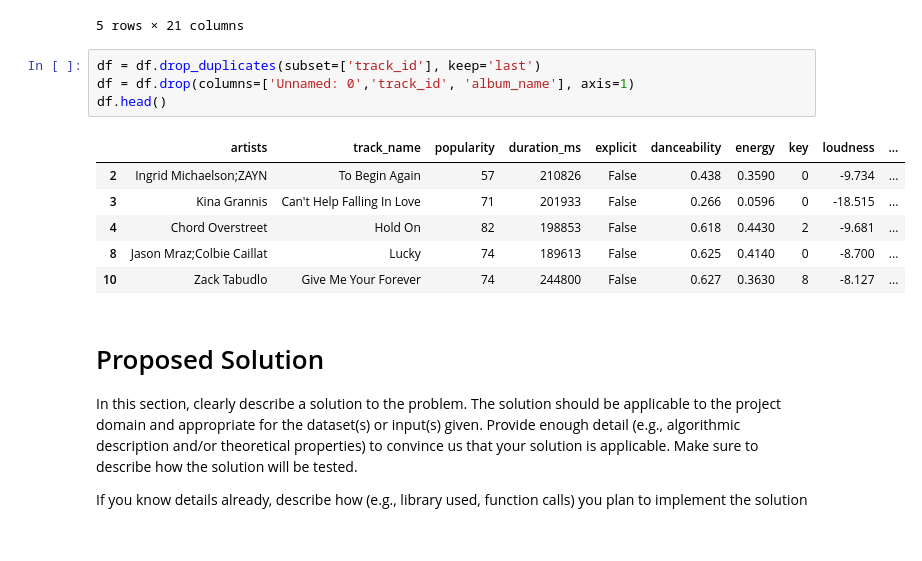
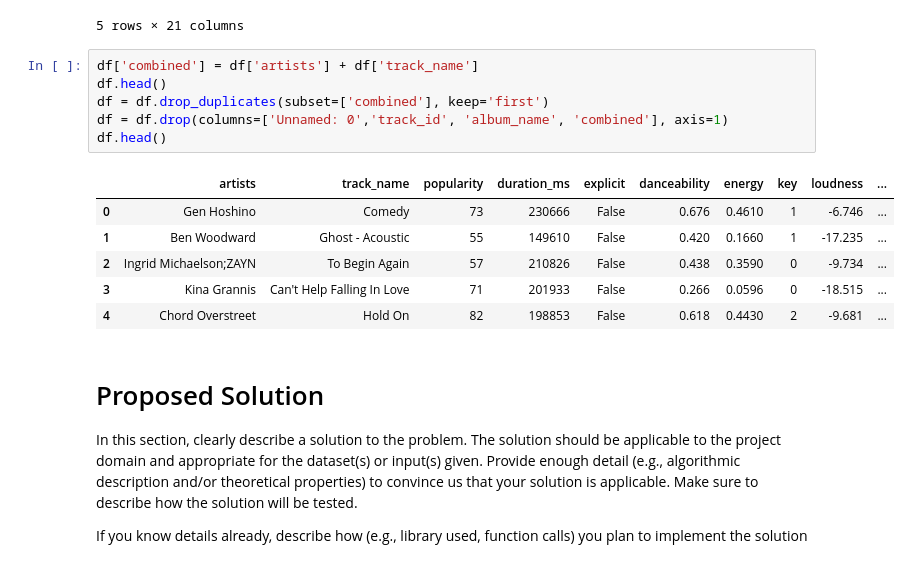
Before and after one commit to COGS118A/Group025-Wi23, a Jupyter notebook: FinalProjectGroup025-Wi23.ipynb, the cells around one changed output. Saved outputs shown, nothing was run; the diff lists cells and outputs as text.

```diff
--- a/FinalProjectGroup025-Wi23.ipynb
+++ b/FinalProjectGroup025-Wi23.ipynb
@@ -127,16 +127,18 @@ df.head()
 | 4 | 4 | 5vjLSffimiIP26QG5WcN2K | Chord Overstreet | Hold On | Hold On | 82 | 198853 | False | ... |
 5 rows × 21 columns
 # %%
-df = df.drop_duplicates(subset=['track_id'], keep='last')
-df = df.drop(columns=['Unnamed: 0','track_id', 'album_name'], axis=1)
+df['combined'] = df['artists'] + df['track_name']
 df.head()
+df = df.drop_duplicates(subset=['combined'], keep='first')
+df = df.drop(columns=['Unnamed: 0','track_id', 'album_name', 'combined'], axis=1)
+df.head()
 # %% [output]
 |  | artists | track_name | popularity | duration_ms | explicit | danceability | energy | key | loudness | ... |
+| 0 | Gen Hoshino | Comedy | 73 | 230666 | False | 0.676 | 0.4610 | 1 | -6.746 | ... |
+| 1 | Ben Woodward | Ghost - Acoustic | 55 | 149610 | False | 0.420 | 0.1660 | 1 | -17.235 | ... |
 | 2 | Ingrid Michaelson;ZAYN | To Begin Again | 57 | 210826 | False | 0.438 | 0.3590 | 0 | -9.734 | ... |
 | 3 | Kina Grannis | Can't Help Falling In Love | 71 | 201933 | False | 0.266 | 0.0596 | 0 | -18.515 | ... |
 | 4 | Chord Overstreet | Hold On | 82 | 198853 | False | 0.618 | 0.4430 | 2 | -9.681 | ... |
-| 8 | Jason Mraz;Colbie Caillat | Lucky | 74 | 189613 | False | 0.625 | 0.4140 | 0 | -8.700 | ... |
-| 10 | Zack Tabudlo | Give Me Your Forever | 74 | 244800 | False | 0.627 | 0.3630 | 8 | -8.127 | ... |
 # %% [markdown]
 # Proposed Solution
 
```
Also changed, not shown: parts of 5 cells of this notebook.
